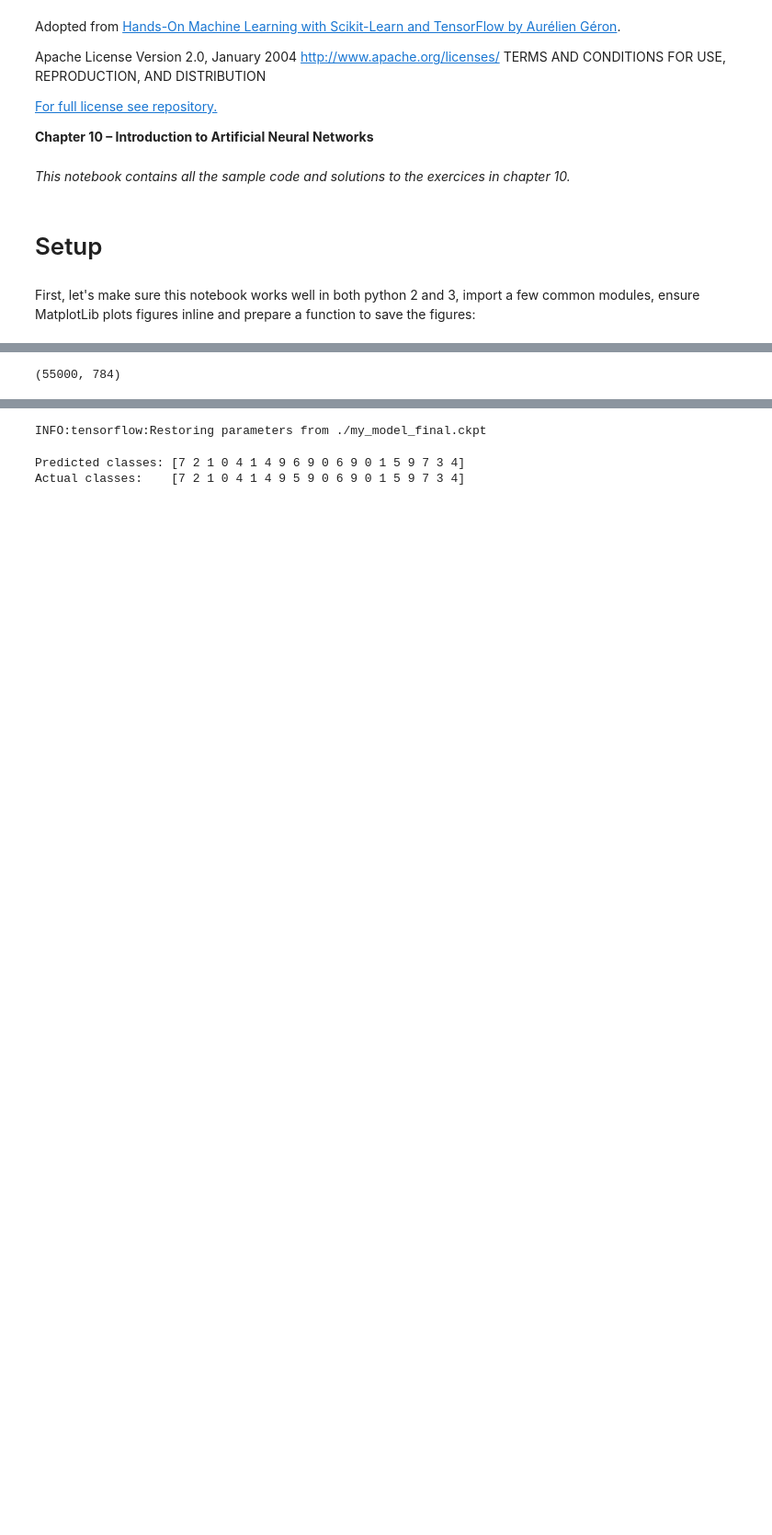
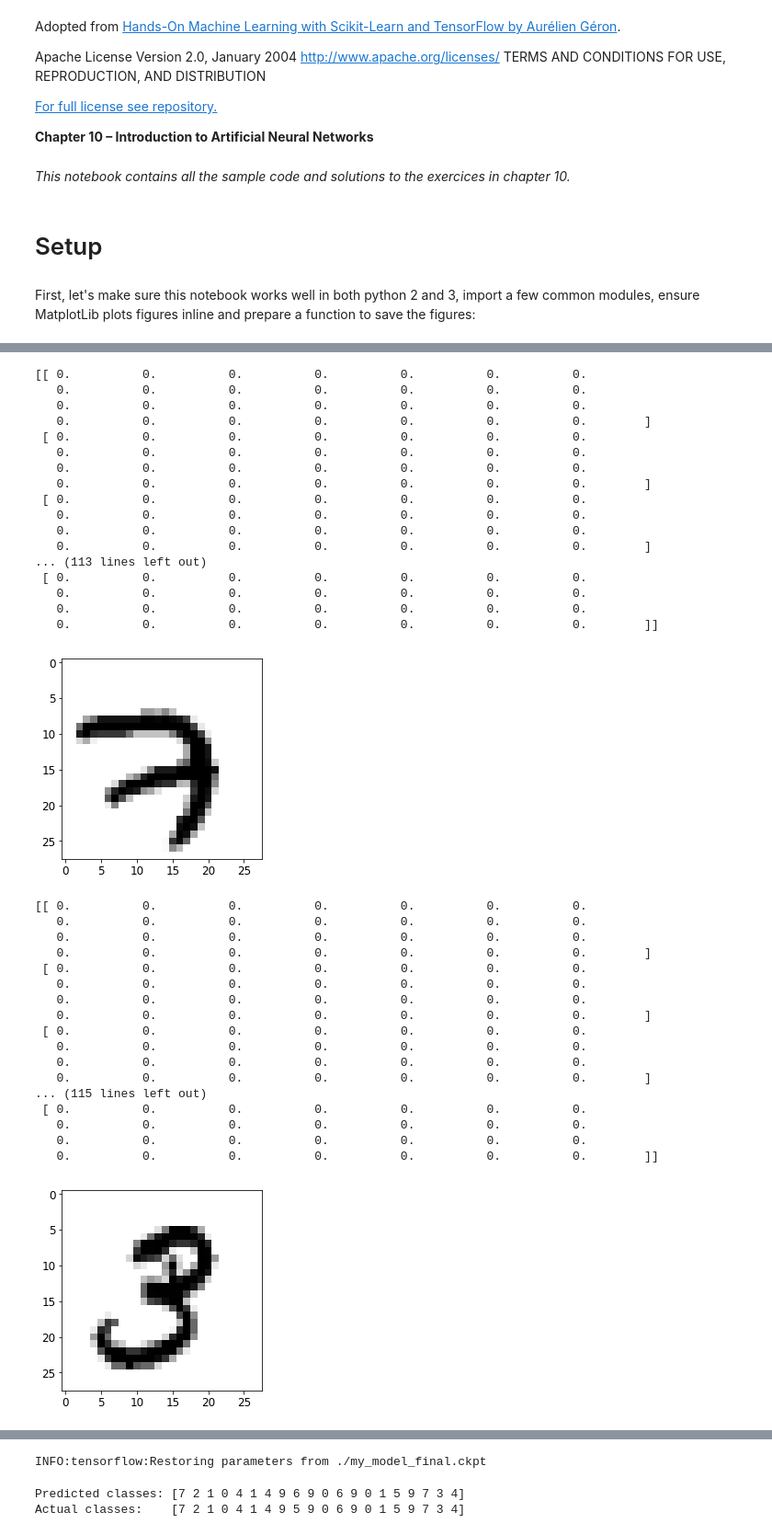
Before and after one commit to bdieu178/techfundamentals-fall2017-materials, a Jupyter notebook: classes/13-deep-learning/03-introduction-minst.ipynb, the cells around one changed output, grey strips where cells are left out. Shown: that part at 92% size. Saved outputs shown, nothing was run; the diff lists cells and outputs as text; code cells hidden in the pictures; blank space fills up the shorter version.

```diff
--- a/classes/13-deep-learning/03-introduction-minst.ipynb
+++ b/classes/13-deep-learning/03-introduction-minst.ipynb
@@ -206,5 +75,47 @@ y_test = mnist.test.labels.astype("int")
-# %%
-X_train.shape
-X_train.shape
-# %% [output]
-(55000, 784)
+# %%
+# List a few images and print the data to get a feel for it.
+images = 2
+for i in range(images):
+    #Reshape
+    x=np.reshape(X_train[i], [28, 28])
+    print(x)
+    plt.imshow(x, cmap=plt.get_cmap('gray_r'))
+    plt.show()
+#    print("Model prediction:", preds[i])
+# %% [output]
+[[ 0.          0.          0.          0.          0.          0.          0.
+   0.          0.          0.          0.          0.          0.          0.
+   0.          0.          0.          0.          0.          0.          0.
+   0.          0.          0.          0.          0.          0.          0.        ]
+ [ 0.          0.          0.          0.          0.          0.          0.
+   0.          0.          0.          0.          0.          0.          0.
+   0.          0.          0.          0.          0.          0.          0.
+   0.          0.          0.          0.          0.          0.          0.        ]
+ [ 0.          0.          0.          0.          0.          0.          0.
+   0.          0.          0.          0.          0.          0.          0.
+   0.          0.          0.          0.          0.          0.          0.
+   0.          0.          0.          0.          0.          0.          0.        ]
+... (113 lines left out)
+ [ 0.          0.          0.          0.          0.          0.          0.
+   0.          0.          0.          0.          0.          0.          0.
+   0.          0.          0.          0.          0.          0.          0.
+   0.          0.          0.          0.          0.          0.          0.        ]]
+[figure, added]
+[[ 0.          0.          0.          0.          0.          0.          0.
+   0.          0.          0.          0.          0.          0.          0.
+   0.          0.          0.          0.          0.          0.          0.
+   0.          0.          0.          0.          0.          0.          0.        ]
+ [ 0.          0.          0.          0.          0.          0.          0.
+   0.          0.          0.          0.          0.          0.          0.
+   0.          0.          0.          0.          0.          0.          0.
+   0.          0.          0.          0.          0.          0.          0.        ]
+ [ 0.          0.          0.          0.          0.          0.          0.
+   0.          0.          0.          0.          0.          0.          0.
+   0.          0.          0.          0.          0.          0.          0.
+   0.          0.          0.          0.          0.          0.          0.        ]
+... (115 lines left out)
+ [ 0.          0.          0.          0.          0.          0.          0.
+   0.          0.          0.          0.          0.          0.          0.
+   0.          0.          0.          0.          0.          0.          0.
+   0.          0.          0.          0.          0.          0.          0.        ]]
+[figure, added]
```
Also changed, not shown: parts of 55 cells of this notebook, 3 other files.
